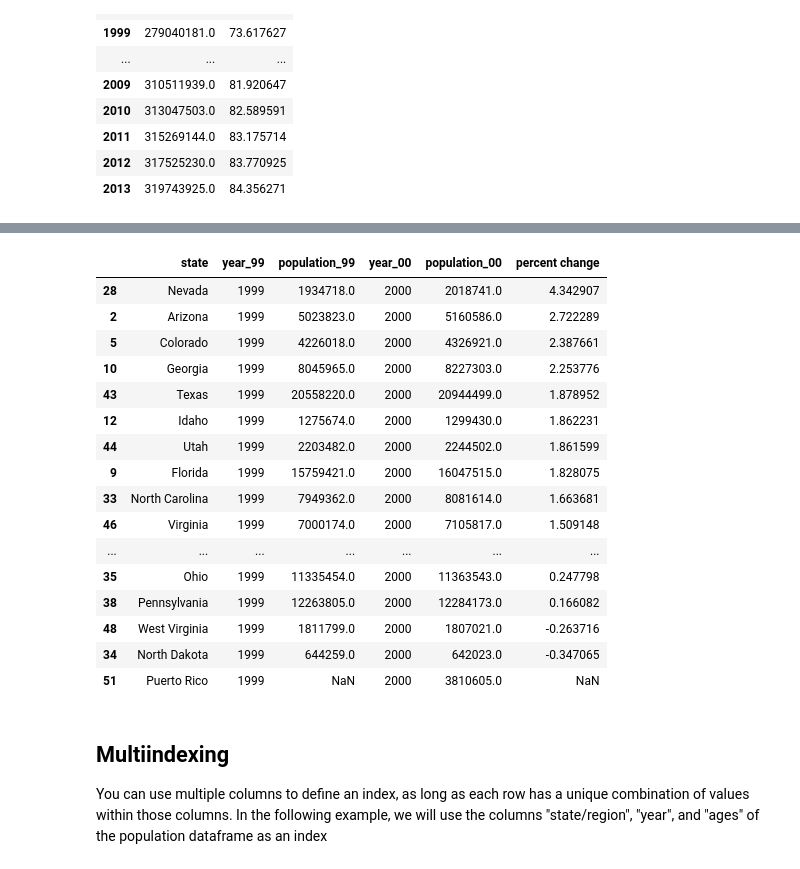
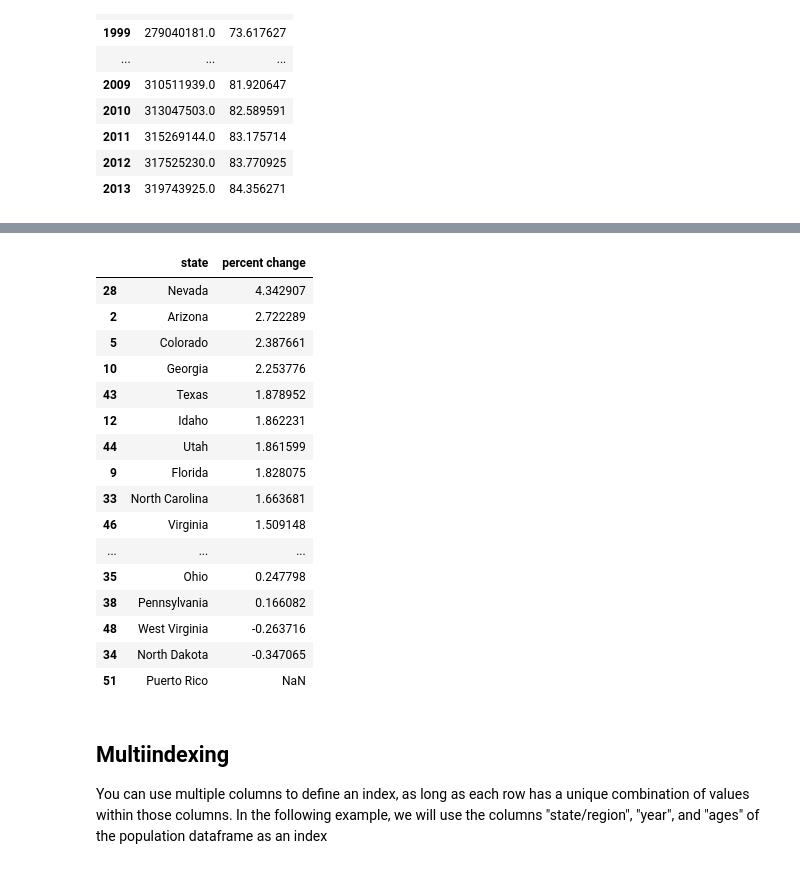
Before and after one commit to jangam778210-hub/01_intro_to_python_jangam, a Jupyter notebook: 01b_Intro_to_pandas_updated.ipynb, the cells around one changed output, grey strips where cells are left out. Saved outputs shown, nothing was run; the diff lists cells and outputs as text; code cells hidden in the pictures.

```diff
--- a/01b_Intro_to_pandas_updated.ipynb
+++ b/01b_Intro_to_pandas_updated.ipynb
@@ -1467,33 +1467,34 @@ Name: population, dtype: float64
 # %%
 #find states with the largest percent changes
 filtered = final.query("ages != 'under18'")[['state', 'year', 'population']]
 # be able to compare the states
 state_change98 = filtered.query("year == 1999")
 state_change99 = filtered.query("year == 2000")
 
 state_compare = state_change98.merge(state_change99, on= 'state', how= 'inner', suffixes=('_99', '_00'))
 #calc percent change
 state_compare['percent change']= ((state_compare['population_00']- state_compare['population_99'])/state_compare['population_99'])*100
 ranked_states = state_compare.sort_values('percent change', ascending = False)
+ranked_states = ranked_states.drop(['year_99', 'population_99', 'year_00', 'population_00'], axis=1)
 ranked_states
 # %% [output]
-|  | state | year_99 | population_99 | year_00 | population_00 | percent change |
-| 28 | Nevada | 1999 | 1934718.0 | 2000 | 2018741.0 | 4.342907 |
-| 2 | Arizona | 1999 | 5023823.0 | 2000 | 5160586.0 | 2.722289 |
-| 5 | Colorado | 1999 | 4226018.0 | 2000 | 4326921.0 | 2.387661 |
-| 10 | Georgia | 1999 | 8045965.0 | 2000 | 8227303.0 | 2.253776 |
-| 43 | Texas | 1999 | 20558220.0 | 2000 | 20944499.0 | 1.878952 |
-| 12 | Idaho | 1999 | 1275674.0 | 2000 | 1299430.0 | 1.862231 |
-| 44 | Utah | 1999 | 2203482.0 | 2000 | 2244502.0 | 1.861599 |
-| 9 | Florida | 1999 | 15759421.0 | 2000 | 16047515.0 | 1.828075 |
-| 33 | North Carolina | 1999 | 7949362.0 | 2000 | 8081614.0 | 1.663681 |
-| 46 | Virginia | 1999 | 7000174.0 | 2000 | 7105817.0 | 1.509148 |
-| ... | ... | ... | ... | ... | ... | ... |
-| 35 | Ohio | 1999 | 11335454.0 | 2000 | 11363543.0 | 0.247798 |
-| 38 | Pennsylvania | 1999 | 12263805.0 | 2000 | 12284173.0 | 0.166082 |
-| 48 | West Virginia | 1999 | 1811799.0 | 2000 | 1807021.0 | -0.263716 |
-| 34 | North Dakota | 1999 | 644259.0 | 2000 | 642023.0 | -0.347065 |
-| 51 | Puerto Rico | 1999 | NaN | 2000 | 3810605.0 | NaN |
+|  | state | percent change |
+| 28 | Nevada | 4.342907 |
+| 2 | Arizona | 2.722289 |
+| 5 | Colorado | 2.387661 |
+| 10 | Georgia | 2.253776 |
+| 43 | Texas | 1.878952 |
+| 12 | Idaho | 1.862231 |
+| 44 | Utah | 1.861599 |
+| 9 | Florida | 1.828075 |
+| 33 | North Carolina | 1.663681 |
+| 46 | Virginia | 1.509148 |
+| ... | ... | ... |
+| 35 | Ohio | 0.247798 |
+| 38 | Pennsylvania | 0.166082 |
+| 48 | West Virginia | -0.263716 |
+| 34 | North Dakota | -0.347065 |
+| 51 | Puerto Rico | NaN |
 # %% [markdown]
 ## Multiindexing
 You can use multiple columns to define an index, as long as each row has a unique combination of values within those columns. In the following example, we will use the columns "state/region", "year", and "ages" of the population dataframe as an index
```
Also changed, not shown: parts of 4 cells of this notebook.
